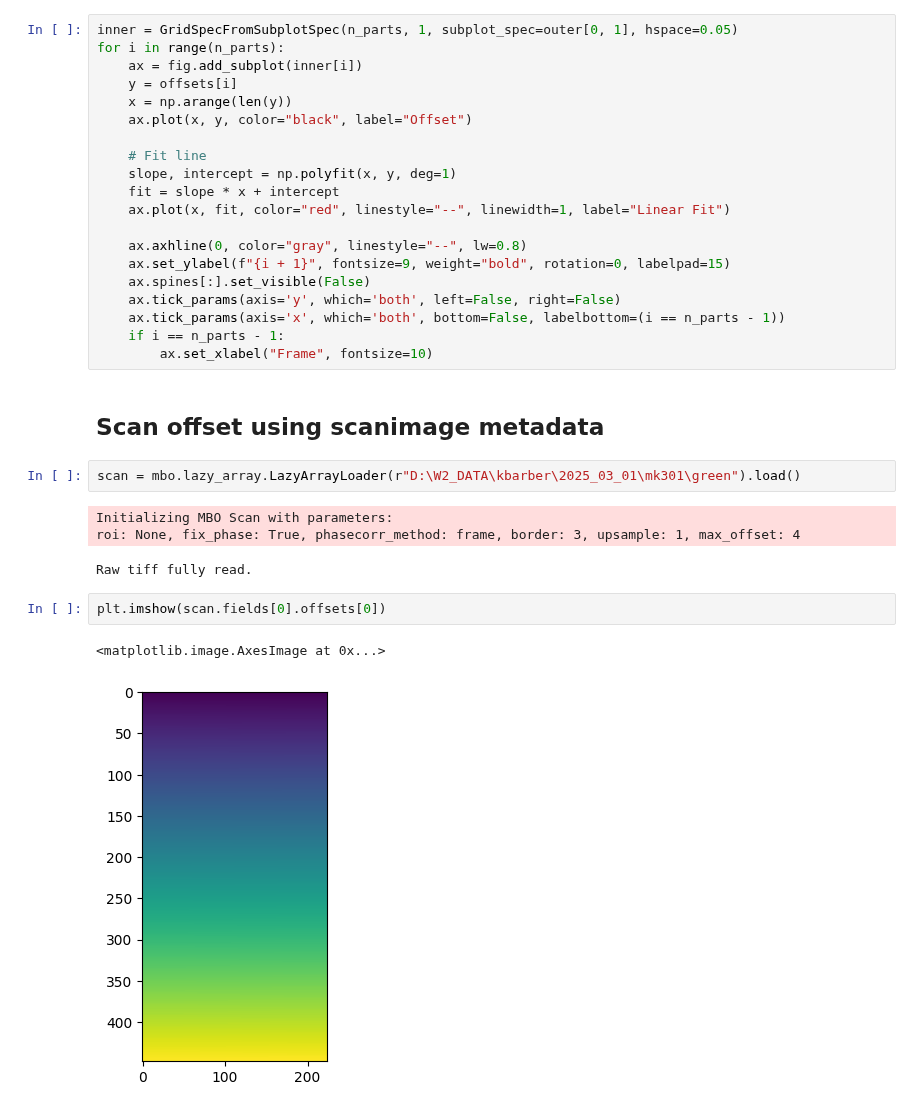
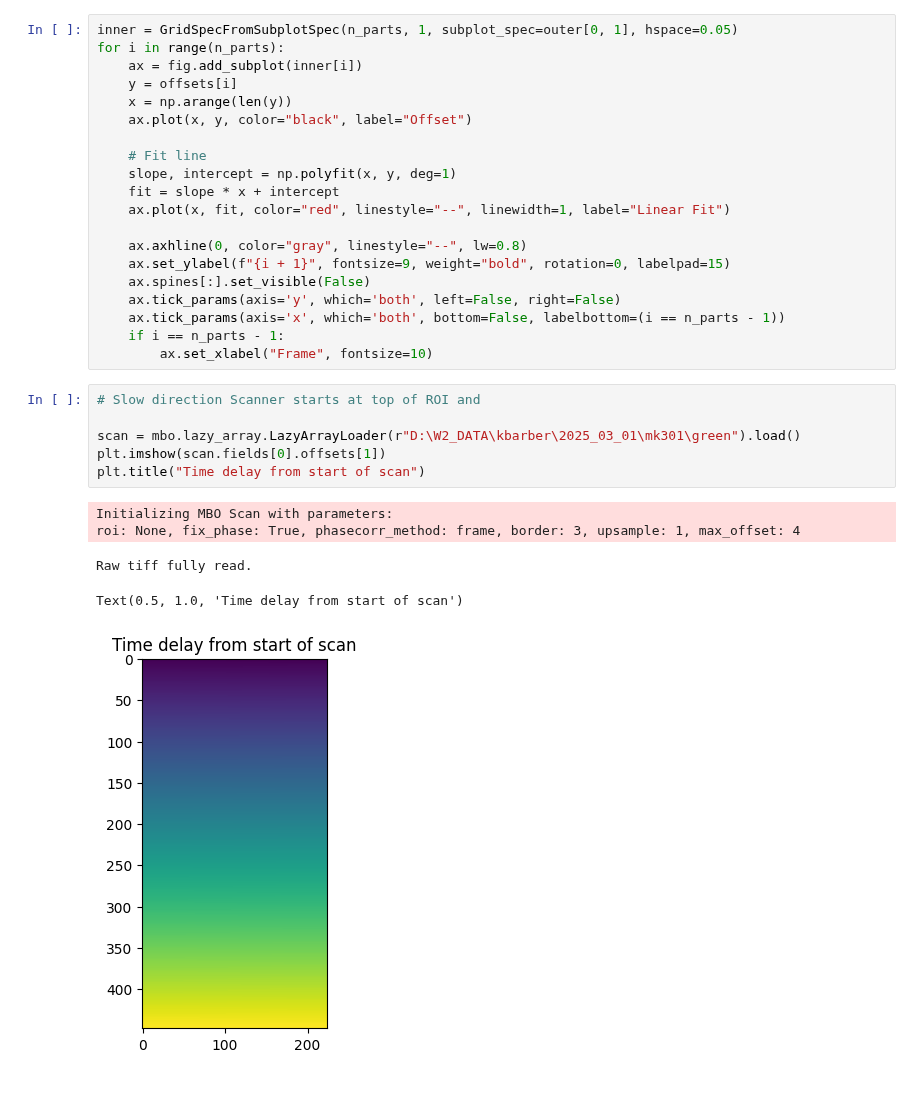
Before and after one commit to apasarkar/masknmf-toolbox, a Jupyter notebook: notebooks/mbo_demos/scan_phase.ipynb, the cells around one changed output. Cells and saved outputs as stored; diff of their text form.

Commit message:
add time delay showing scan direction

```diff
--- a/notebooks/mbo_demos/scan_phase.ipynb
+++ b/notebooks/mbo_demos/scan_phase.ipynb
@@ -154,16 +154,15 @@ for i in range(n_parts):
     ax.tick_params(axis='x', which='both', bottom=False, labelbottom=(i == n_parts - 1))
     if i == n_parts - 1:
         ax.set_xlabel("Frame", fontsize=10)
-# %% [markdown]
-## Scan offset using scanimage metadata
 # %%
+# Slow direction Scanner starts at top of ROI and
+
 scan = mbo.lazy_array.LazyArrayLoader(r"D:\W2_DATA\kbarber\2025_03_01\mk301\green").load()
+plt.imshow(scan.fields[0].offsets[1])
+plt.title("Time delay from start of scan")
 # %% [output]
 Initializing MBO Scan with parameters:
 roi: None, fix_phase: True, phasecorr_method: frame, border: 3, upsample: 1, max_offset: 4
 Raw tiff fully read.
+Text(0.5, 1.0, 'Time delay from start of scan')
+[figure, added]
-# %%
-plt.imshow(scan.fields[0].offsets[0])
-# %% [output]
-<matplotlib.image.AxesImage at 0x...>
-[figure, removed]
```
Also changed, not shown: parts of 3 cells of this notebook.
